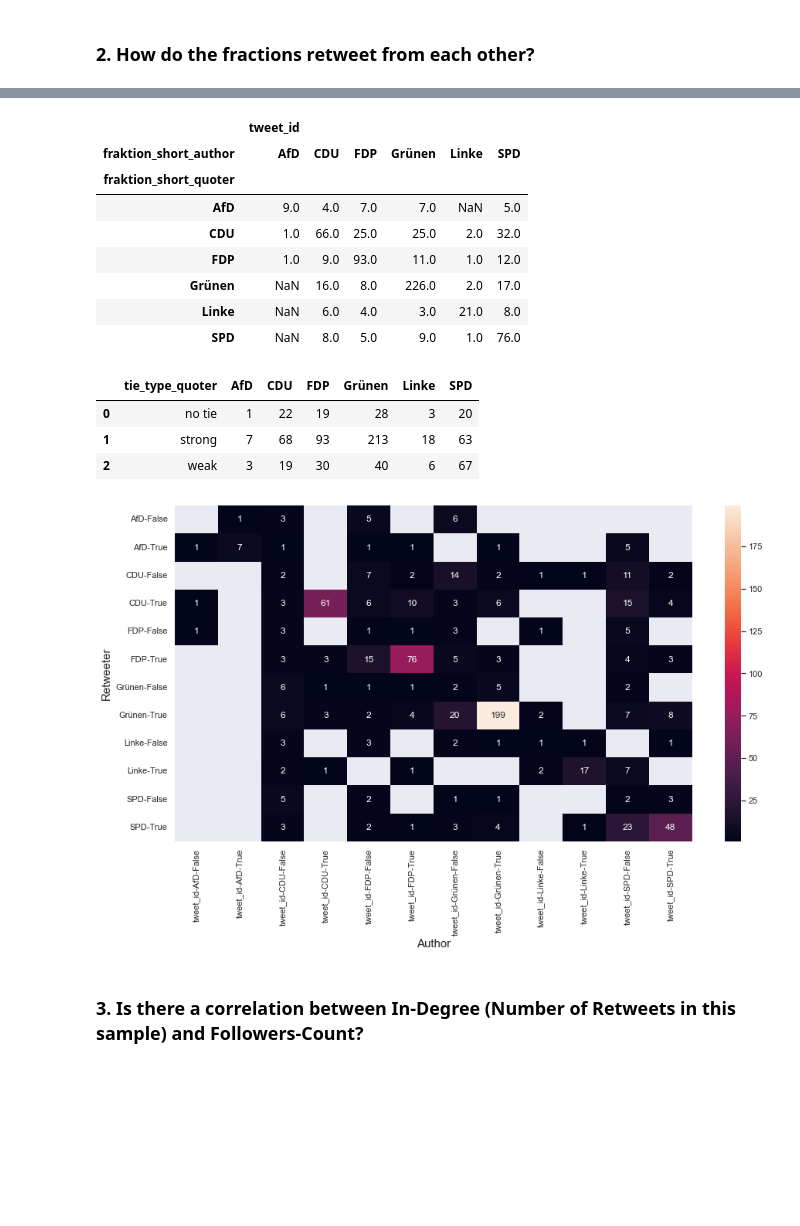
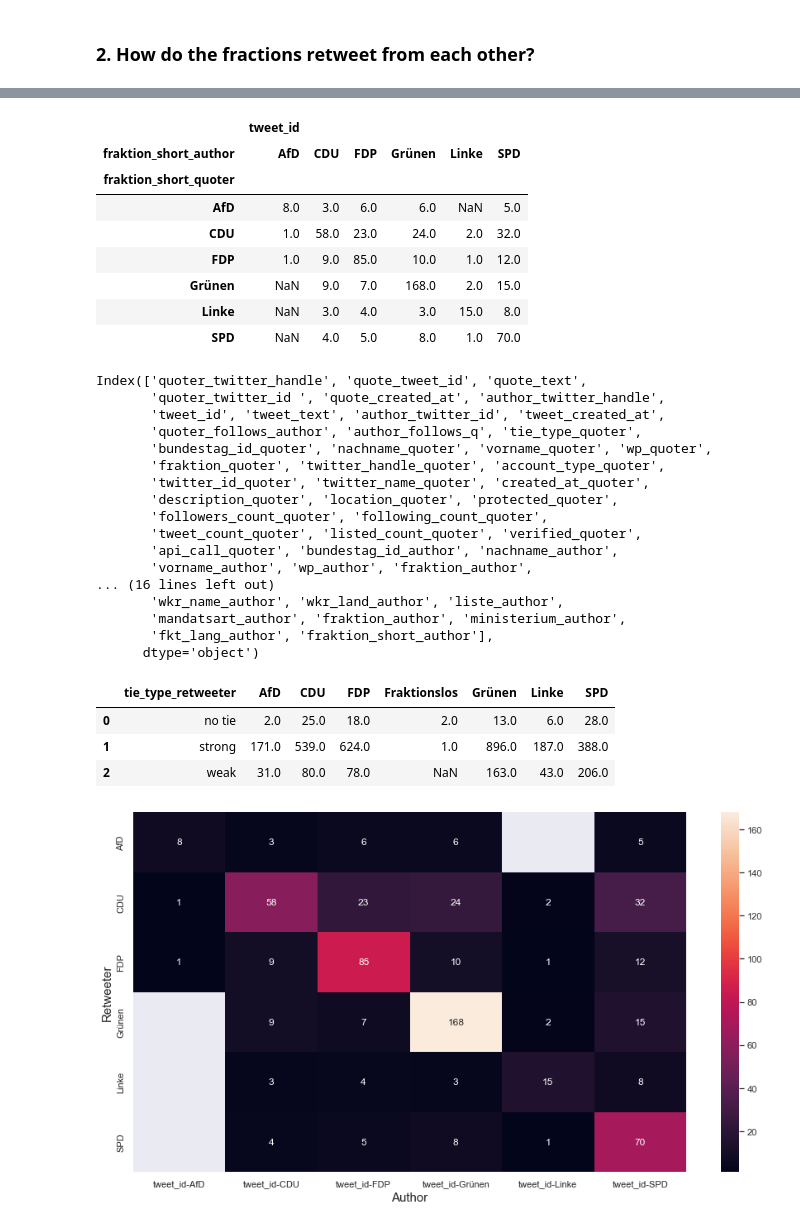
Before and after one commit to lucashoeft/Content-Sharing, a Jupyter notebook: data-analysis/retweet_quote_analysis.ipynb, the cells around one changed output, grey strips where cells are left out. Cells and saved outputs as stored; diff of their text form; code cells hidden in the pictures; blank space fills up the shorter version.

```diff
--- a/data-analysis/retweet_quote_analysis.ipynb
+++ b/data-analysis/retweet_quote_analysis.ipynb
@@ -204,34 +211,49 @@ display(same_fraction_pivot)
 # %%
 # filter out self-loops
 quote_list_enriched = quote_list_enriched[(quote_list_enriched['quoter_twitter_handle'] != quote_list_enriched['author_twitter_handle'])]
 
 quote_pivot = pd.pivot_table(quote_list_enriched, index=['fraktion_short_quoter'], columns=['fraktion_short_author'], values=['tweet_id'], aggfunc='count')
 display(quote_pivot)
-
-quote_pivot = pd.pivot_table(quote_list_enriched, index=['fraktion_short_quoter', 'quoter_follows_author'], columns=['fraktion_short_author', 'author_follows_quoter'], values=['tweet_id'], aggfunc='count')
+display(quote_list_enriched.columns)
+# quote_pivot = pd.pivot_table(quote_list_enriched, index=['author_follows_q', 'quoter_follows_author'], columns=['fraktion_short_author', 'author_follows_q'], values=['tweet_id'], aggfunc='count')
 
 sns.set(rc = {'figure.figsize':(15,8)})
 sns.heatmap(quote_pivot, annot=True, fmt='.4g')
 plt.xlabel('Author', fontsize = 15) # x-axis label with fontsize 15
 plt.ylabel('Retweeter', fontsize = 15) # x-axis label with fontsize 15
 
-same_fraction_pivot = pd.pivot_table(quote_list_enriched, index=['tie_type_quoter'], columns=['fraktion_short_author'], values=['fraktion_short_quoter'], aggfunc='count')
-same_fraction_pivot = same_fraction_pivot.droplevel(0, axis=1).rename_axis(None, axis=1).reset_index()
-display(same_fraction_pivot)
+quote_same_fraction_pivot = pd.pivot_table(retweet_list_enriched, index=['tie_type_retweeter'], columns=['fraktion_short_author'], values=['fraktion_short_retweeter'], aggfunc='count')
+quote_same_fraction_pivot = quote_same_fraction_pivot.droplevel(0, axis=1).rename_axis(None, axis=1).reset_index()
+display(quote_same_fraction_pivot)
 # %% [output]
 |  | tweet_id |  |  |  |  |  |
 | fraktion_short_author | AfD | CDU | FDP | Grünen | Linke | SPD |
 | fraktion_short_quoter |  |  |  |  |  |  |
-| AfD | 9.0 | 4.0 | 7.0 | 7.0 | NaN | 5.0 |
-| CDU | 1.0 | 66.0 | 25.0 | 25.0 | 2.0 | 32.0 |
-| FDP | 1.0 | 9.0 | 93.0 | 11.0 | 1.0 | 12.0 |
-| Grünen | NaN | 16.0 | 8.0 | 226.0 | 2.0 | 17.0 |
-| Linke | NaN | 6.0 | 4.0 | 3.0 | 21.0 | 8.0 |
-| SPD | NaN | 8.0 | 5.0 | 9.0 | 1.0 | 76.0 |
+| AfD | 8.0 | 3.0 | 6.0 | 6.0 | NaN | 5.0 |
+| CDU | 1.0 | 58.0 | 23.0 | 24.0 | 2.0 | 32.0 |
+| FDP | 1.0 | 9.0 | 85.0 | 10.0 | 1.0 | 12.0 |
+| Grünen | NaN | 9.0 | 7.0 | 168.0 | 2.0 | 15.0 |
+| Linke | NaN | 3.0 | 4.0 | 3.0 | 15.0 | 8.0 |
+| SPD | NaN | 4.0 | 5.0 | 8.0 | 1.0 | 70.0 |
+Index(['quoter_twitter_handle', 'quote_tweet_id', 'quote_text',
+       'quoter_twitter_id ', 'quote_created_at', 'author_twitter_handle',
+       'tweet_id', 'tweet_text', 'author_twitter_id', 'tweet_created_at',
+       'quoter_follows_author', 'author_follows_q', 'tie_type_quoter',
+       'bundestag_id_quoter', 'nachname_quoter', 'vorname_quoter', 'wp_quoter',
+       'fraktion_quoter', 'twitter_handle_quoter', 'account_type_quoter',
+       'twitter_id_quoter', 'twitter_name_quoter', 'created_at_quoter',
+       'description_quoter', 'location_quoter', 'protected_quoter',
+       'followers_count_quoter', 'following_count_quoter',
+       'tweet_count_quoter', 'listed_count_quoter', 'verified_quoter',
+       'api_call_quoter', 'bundestag_id_author', 'nachname_author',
+       'vorname_author', 'wp_author', 'fraktion_author',
+... (16 lines left out)
+       'wkr_name_author', 'wkr_land_author', 'liste_author',
+       'mandatsart_author', 'fraktion_author', 'ministerium_author',
+       'fkt_lang_author', 'fraktion_short_author'],
+      dtype='object')
-|  | tie_type_quoter | AfD | CDU | FDP | Grünen | Linke | SPD |
-| 0 | no tie | 1 | 22 | 19 | 28 | 3 | 20 |
-| 1 | strong | 7 | 68 | 93 | 213 | 18 | 63 |
-| 2 | weak | 3 | 19 | 30 | 40 | 6 | 67 |
+|  | tie_type_retweeter | AfD | CDU | FDP | Fraktionslos | Grünen | Linke | SPD |
+| 0 | no tie | 2.0 | 25.0 | 18.0 | 2.0 | 13.0 | 6.0 | 28.0 |
+| 1 | strong | 171.0 | 539.0 | 624.0 | 1.0 | 896.0 | 187.0 | 388.0 |
+| 2 | weak | 31.0 | 80.0 | 78.0 | NaN | 163.0 | 43.0 | 206.0 |
-[figure, old version]
+[figure, new version]
-# %% [markdown]
-### 3. Is there a correlation between In-Degree (Number of Retweets in this sample) and Followers-Count?
```
Also changed, not shown: parts of 16 cells of this notebook, 4 other files.
